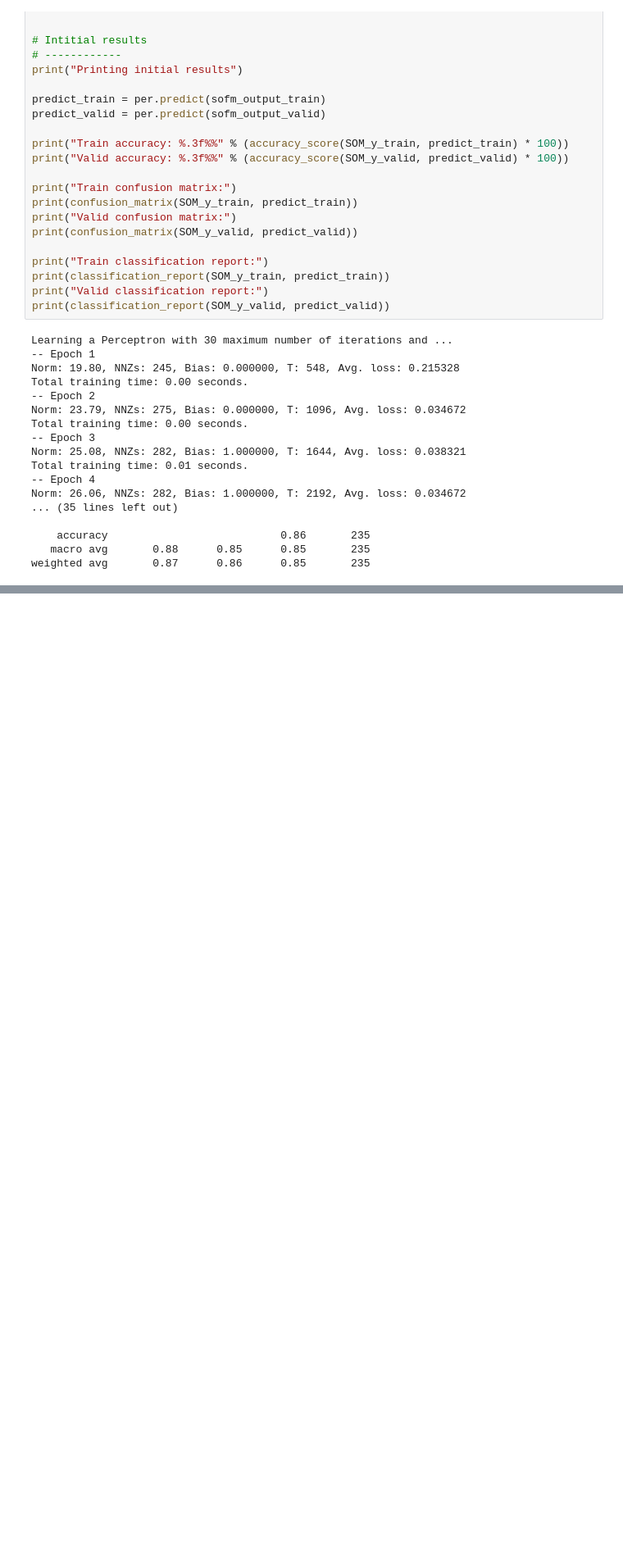
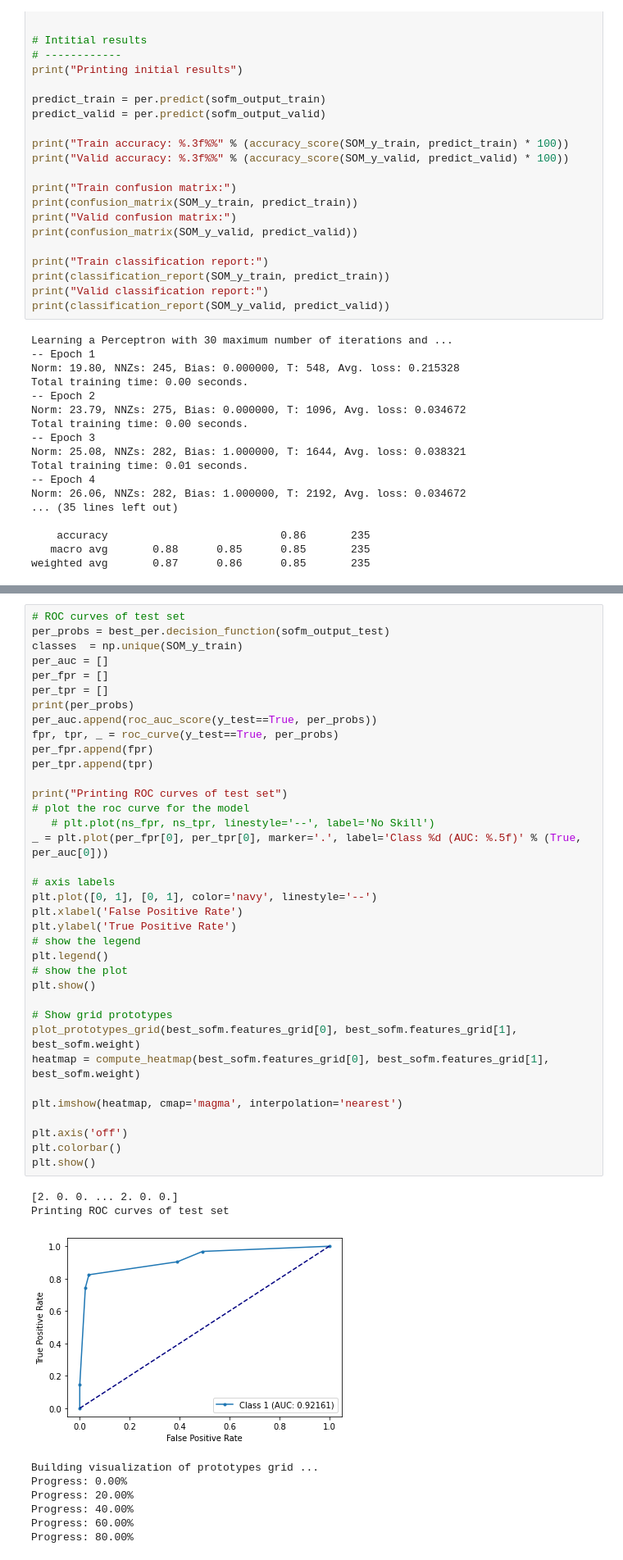
Before and after one commit to alu0101224084/TID-group4, a Jupyter notebook: Proyecto/notebook_credit_card.ipynb, the cells around one changed output, grey strips where cells are left out. Shown at 82% size. Saved outputs shown, nothing was run; the diff lists cells and outputs as text; blank space fills up the shorter version.

```diff
--- a/Proyecto/notebook_credit_card.ipynb
+++ b/Proyecto/notebook_credit_card.ipynb
@@ -1186,0 +1258,46 @@ NameError: name 'input_train' is not defined
+# %%
+# ROC curves of test set
+per_probs = best_per.decision_function(sofm_output_test)
+classes  = np.unique(SOM_y_train)
+per_auc = []
+per_fpr = []
+per_tpr = []
+print(per_probs)
+per_auc.append(roc_auc_score(y_test==True, per_probs))
+fpr, tpr, _ = roc_curve(y_test==True, per_probs)
+per_fpr.append(fpr)
+per_tpr.append(tpr)
+
+print("Printing ROC curves of test set")
+# plot the roc curve for the model
+   # plt.plot(ns_fpr, ns_tpr, linestyle='--', label='No Skill')
+_ = plt.plot(per_fpr[0], per_tpr[0], marker='.', label='Class %d (AUC: %.5f)' % (True, per_auc[0]))
+
+# axis labels
+plt.plot([0, 1], [0, 1], color='navy', linestyle='--')
+plt.xlabel('False Positive Rate')
+plt.ylabel('True Positive Rate')
+# show the legend
+plt.legend()
+# show the plot
+plt.show()
+
+# Show grid prototypes
+plot_prototypes_grid(best_sofm.features_grid[0], best_sofm.features_grid[1], best_sofm.weight)
+heatmap = compute_heatmap(best_sofm.features_grid[0], best_sofm.features_grid[1], best_sofm.weight)
+
+plt.imshow(heatmap, cmap='magma', interpolation='nearest')
+
+plt.axis('off')
+plt.colorbar()
+plt.show()
+# %% [output]
+[2. 0. 0. ... 2. 0. 0.]
+Printing ROC curves of test set
+[figure, added]
+Building visualization of prototypes grid ...
+Progress: 0.00%
+Progress: 20.00%
+Progress: 40.00%
+Progress: 60.00%
+Progress: 80.00%
```
Also changed, not shown: parts of 4 cells of this notebook.
